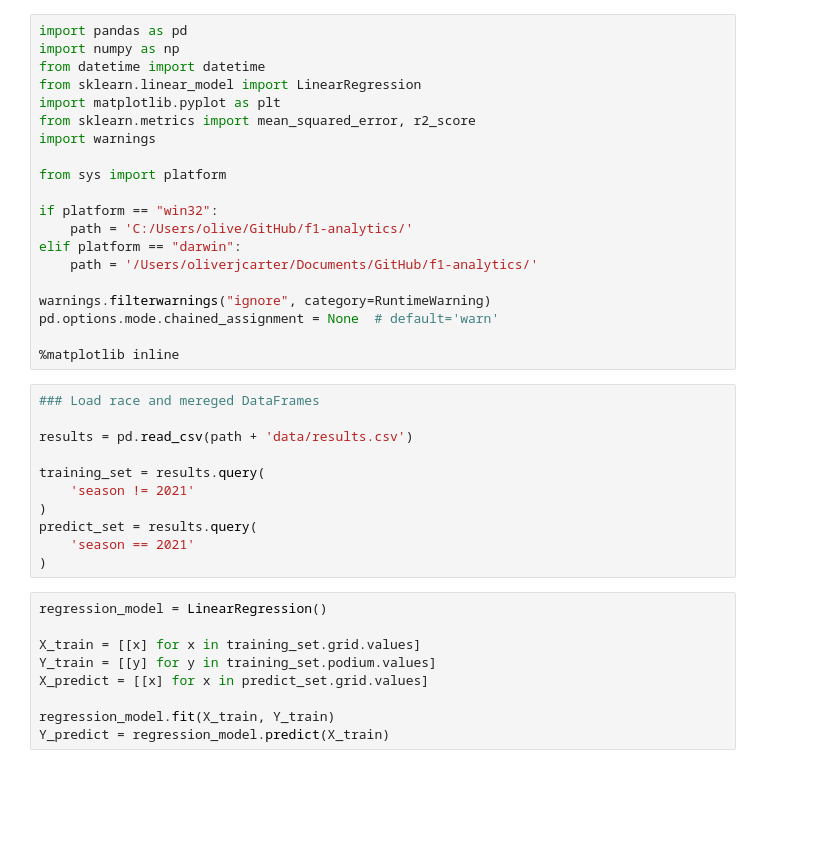
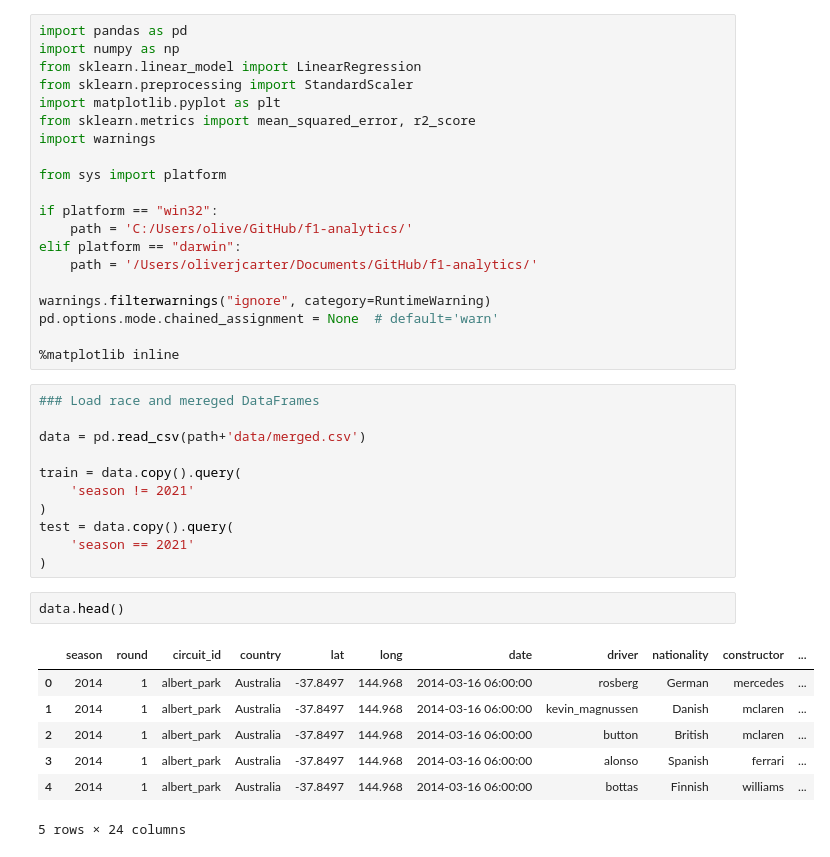
Before and after one commit to ollyjc99/f1-analytics, a Jupyter notebook: data modelling/Linear-Regression.ipynb, the cells around one changed output. Drawn from its saved outputs; the diff is of its cells as text; blank space fills up the shorter version.

```diff
--- a/data modelling/Linear-Regression.ipynb
+++ b/data modelling/Linear-Regression.ipynb
@@ -1,8 +1,8 @@
 # %%
 import pandas as pd
 import numpy as np
-from datetime import datetime
 from sklearn.linear_model import LinearRegression
+from sklearn.preprocessing import StandardScaler
 import matplotlib.pyplot as plt
 from sklearn.metrics import mean_squared_error, r2_score
 import warnings
@@ -21,20 +21,21 @@ pd.options.mode.chained_assignment = None  # default='warn'
 # %%
 ### Load race and mereged DataFrames
 
-results = pd.read_csv(path + 'data/results.csv')
+data = pd.read_csv(path+'data/merged.csv')
 
-training_set = results.query(
+train = data.copy().query(
     'season != 2021'
 )
-predict_set = results.query(
+test = data.copy().query(
     'season == 2021'
 )
-# %%
-regression_model = LinearRegression()
-
-X_train = [[x] for x in training_set.grid.values]
-Y_train = [[y] for y in training_set.podium.values]
-X_predict = [[x] for x in predict_set.grid.values]
-
-regression_model.fit(X_train, Y_train)
-Y_predict = regression_model.predict(X_train)
+# %%
+data.head()
+# %% [output]
+|  | season | round | circuit_id | country | lat | long | date | driver | nationality | constructor | ... |
+| 0 | 2014 | 1 | albert_park | Australia | -37.8497 | 144.968 | 2014-03-16 06:00:00 | rosberg | German | mercedes | ... |
+| 1 | 2014 | 1 | albert_park | Australia | -37.8497 | 144.968 | 2014-03-16 06:00:00 | kevin_magnussen | Danish | mclaren | ... |
+| 2 | 2014 | 1 | albert_park | Australia | -37.8497 | 144.968 | 2014-03-16 06:00:00 | button | British | mclaren | ... |
+| 3 | 2014 | 1 | albert_park | Australia | -37.8497 | 144.968 | 2014-03-16 06:00:00 | alonso | Spanish | ferrari | ... |
+| 4 | 2014 | 1 | albert_park | Australia | -37.8497 | 144.968 | 2014-03-16 06:00:00 | bottas | Finnish | williams | ... |
+5 rows × 24 columns
```
Also changed, not shown: parts of 5 cells of this notebook.
